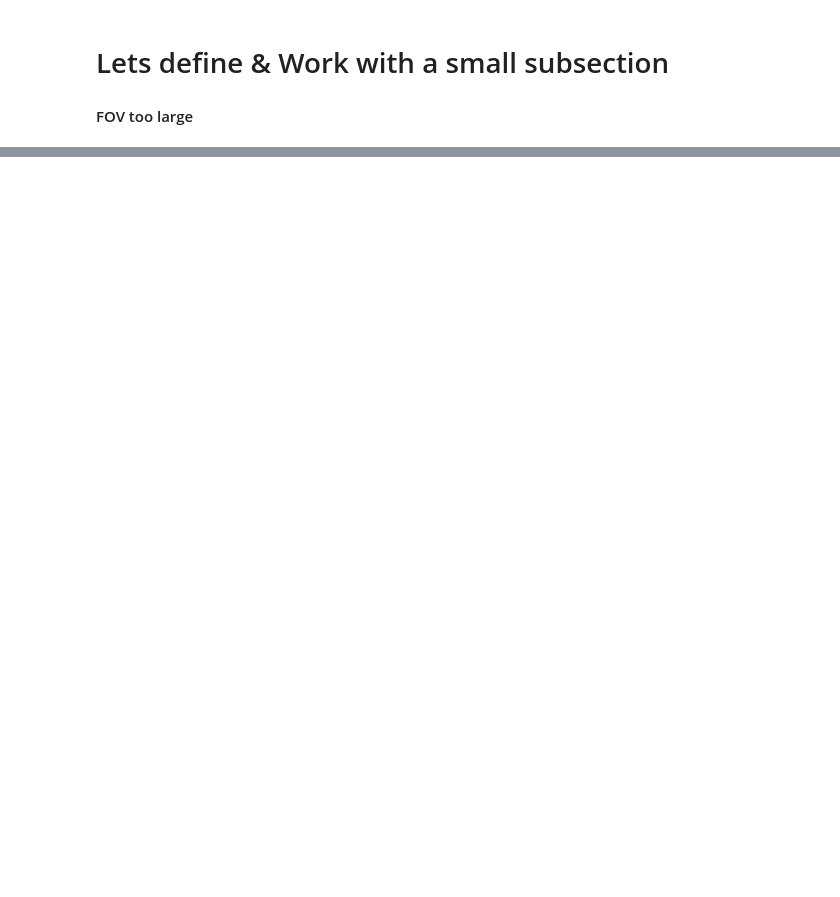
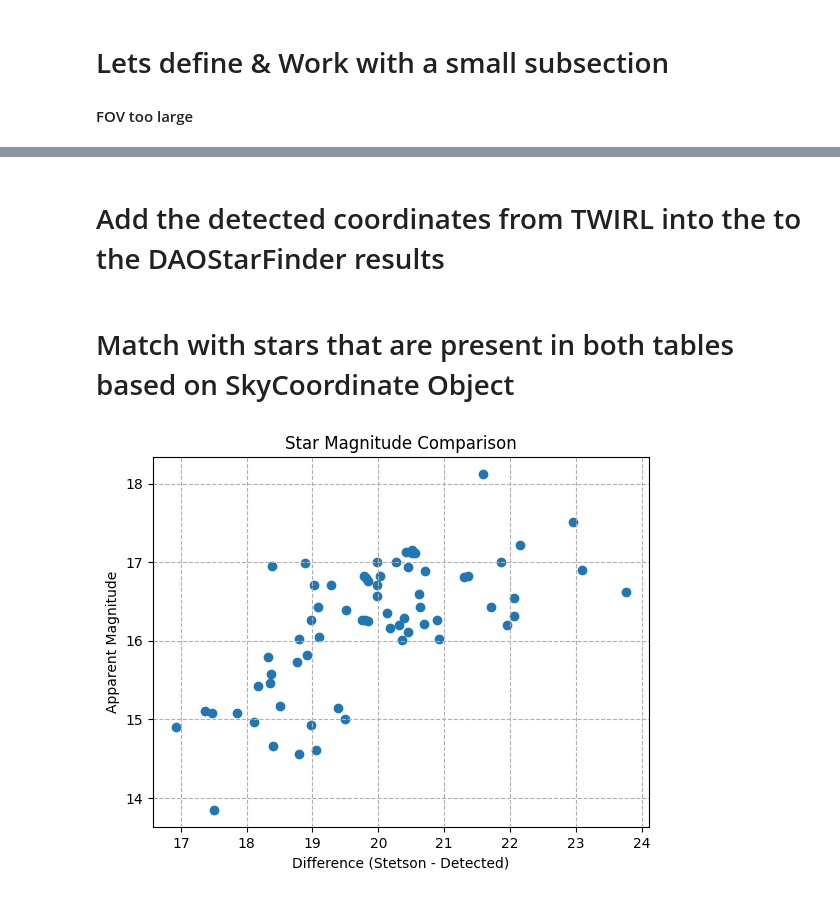
Before and after one commit to TheRealCass/Observing-M13, a Jupyter notebook: pipeline stage 2.ipynb, the cells around one changed output, grey strips where cells are left out. Drawn from its saved outputs; the diff is of its cells as text; code cells hidden in the pictures; blank space fills up the shorter version.

```diff
--- a/pipeline stage 2.ipynb
+++ b/pipeline stage 2.ipynb
@@ -240,0 +178,2 @@ plt.savefig(DIRECTORY + "TWIRL peaks in curout.jpg")
+# %% [markdown]
+# Add the detected coordinates from TWIRL into the to the DAOStarFinder results
@@ -240,0 +188,47 @@ plt.savefig(DIRECTORY + "TWIRL peaks in curout.jpg")
+# %% [markdown]
+# Match with stars that are present in both tables based on SkyCoordinate Object
+# %%
+idx, d2d, d3d = coordinates_detected.match_to_catalog_sky(coordinates_stetson)
+stetson['sky'] = SkyCoord(stetson.RA, stetson.DEC, unit=u.degree)
+
+max_sep = 1.0 * u.arcsec
+sep_constraint = d2d < max_sep
+coordinates_matched = coordinates_detected[sep_constraint]
+catalog_matches = coordinates_stetson[idx[sep_constraint]]
+detected_stars['coords'] = coordinates_detected
+
+# Get X axis
+detected_and_matched_stars_mag = []
+for i in detected_stars.index:
+    for j in range(0,len(coordinates_matched)):
+        if detected_stars.coords[i] == coordinates_matched[j]:
+            detected_and_matched_stars_mag.append(detected_stars.daofind_mag[i])
+
+stetson_and_matched_stars_r_band = []
+for i in stetson.index:
+    for j in range(0,len(catalog_matches)):
+        if(stetson.sky[i] == catalog_matches[j]):
+            stetson_and_matched_stars_r_band.append(stetson.R[i])
+
+# get Y axix
+apparent_mag = []
+for i in stetson.index:
+    for j in range(0,len(catalog_matches)):
+        if(stetson.sky[i] == catalog_matches[j]):
+            apparent_mag.append(stetson.B[i])
+# %%
+stetson_and_matched_stars_r_band = np.array(stetson_and_matched_stars_r_band)
+detected_and_matched_stars_mag = np.array(detected_and_matched_stars_mag)
+apparent_mag = np.array(apparent_mag)
+
+fudge_factor = 0 * np.std(detected_and_matched_stars_mag)
+difference = stetson_and_matched_stars_r_band - (detected_and_matched_stars_mag + fudge_factor)
+
+plt.scatter(difference, apparent_mag)
+plt.xlabel('Difference (Stetson - Detected)')
+plt.ylabel('Apparent Magnitude')
+plt.title('Star Magnitude Comparison')
+plt.grid(True, which="both", ls="--")  # Grid for both major and minor ticks
+plt.show()
+# %% [output]
+[figure, added]
```
Also changed, not shown: parts of 29 cells of this notebook, 10 other files.
